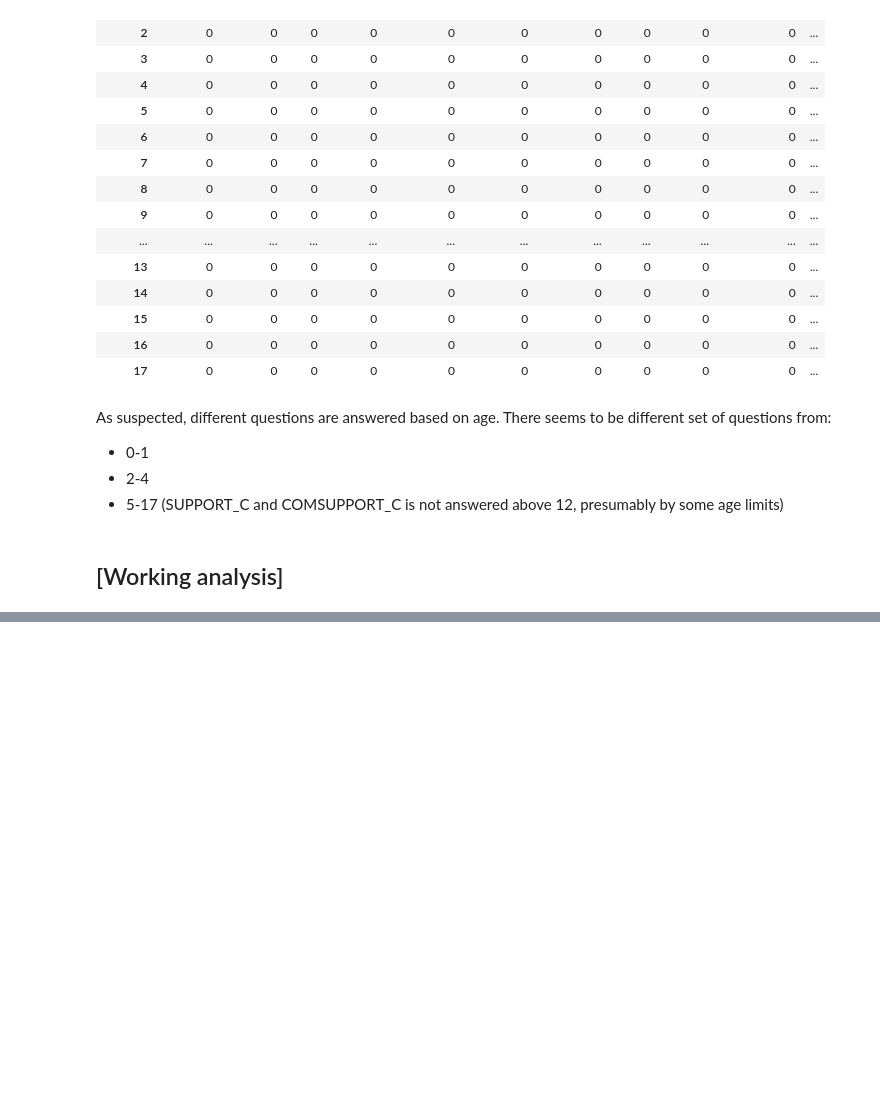
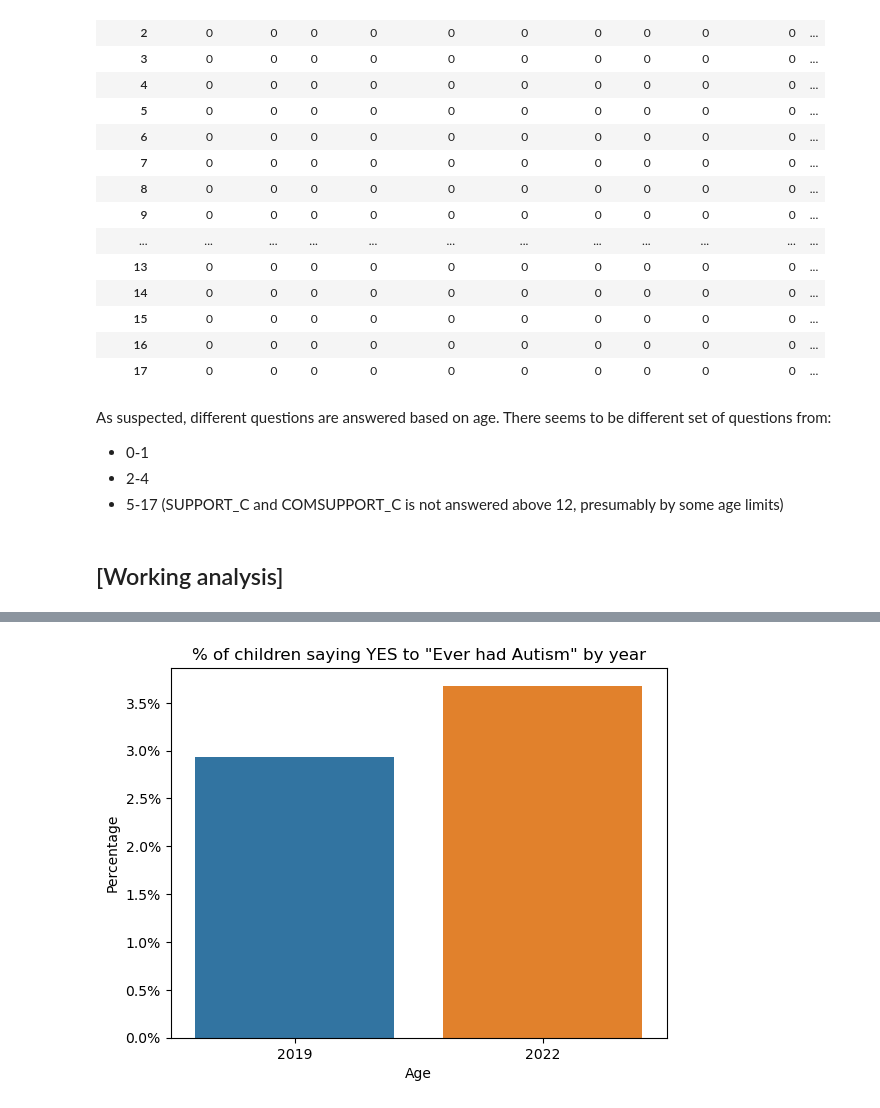
Before and after one commit to kiroah/neurodiversity, a Jupyter notebook: NHIS/NHIS.ipynb, the cells around one changed output, grey strips where cells are left out. Cells and saved outputs as stored; diff of their text form; code cells hidden in the pictures; blank space fills up the shorter version.

```diff
--- a/NHIS/NHIS.ipynb
+++ b/NHIS/NHIS.ipynb
@@ -160,0 +235,21 @@ Name: count, dtype: int64
+# %%
+# Children  ever diagnosed as adhd per year. 1 = yes, 2 = no
+dfcall_asd = pd.DataFrame(dfcall.loc[dfcall['ASDEV_C']==1.0,['SRVY_YR','ASDEV_C']].value_counts().sort_index().reset_index())
+dfcall_asd.rename({'count':'asd_count'},axis=1,inplace=True)
+dfcall_asd['all_count'] = pd.DataFrame(dfcall.groupby('SRVY_YR')['ASDEV_C'].count().reset_index())['ASDEV_C']
+dfcall_asd['asd_pct'] = dfcall_asd['asd_count'] / dfcall_asd['all_count']
+
+def percentage_formatter(x, pos):
+    return f'{(x * 100):.1f}%'
+
+ax = sns.barplot(dfcall_asd,x='SRVY_YR',y='asd_pct')
+
+# Apply the formatter to the y-axis
+ax.yaxis.set_major_formatter(FuncFormatter(percentage_formatter))
+plt.title('% of children saying YES to "Ever had Autism" by year')
+plt.xlabel('Age')
+plt.ylabel('Percentage')
+
+plt.show()
+# %% [output]
+[figure, added]
```
Also changed, not shown: parts of 19 cells of this notebook, 11 other files.
